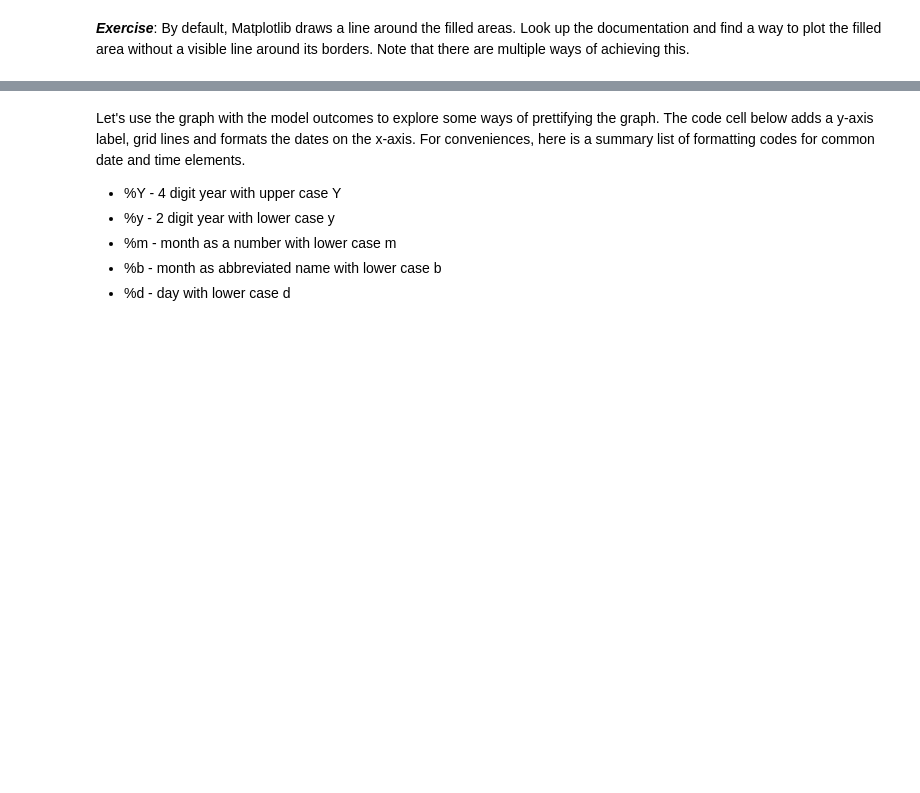
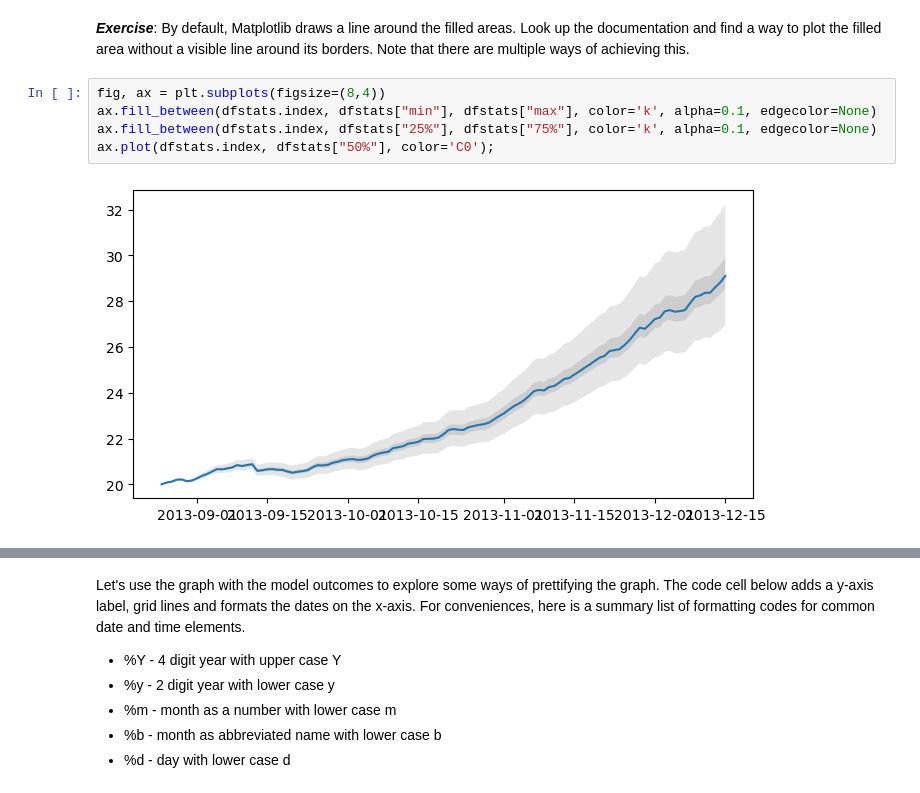
Before and after one commit to vincentpost/PythonMasterclass, a Jupyter notebook: session_07_plotting.ipynb, the cells around one changed output, grey strips where cells are left out. Drawn from its saved outputs; the diff is of its cells as text; blank space fills up the shorter version.

```diff
--- a/session_07_plotting.ipynb
+++ b/session_07_plotting.ipynb
@@ -123,5 +196,12 @@ ax.plot(dfstats.index, dfstats["50%"], color='C0');
 # %% [markdown]
 ***Exercise***: By default, Matplotlib draws a line around the filled areas. Look up the documentation and find a way to plot the filled area without a visible line around its borders. Note that there are multiple ways of achieving this.
+# %%
+fig, ax = plt.subplots(figsize=(8,4))
+ax.fill_between(dfstats.index, dfstats["min"], dfstats["max"], color='k', alpha=0.1, edgecolor=None)
+ax.fill_between(dfstats.index, dfstats["25%"], dfstats["75%"], color='k', alpha=0.1, edgecolor=None)
+ax.plot(dfstats.index, dfstats["50%"], color='C0');
+# %% [output]
+[figure, added]
 # %% [markdown]
 # Visualizing data
 
```
Also changed, not shown: parts of 12 cells of this notebook, 1 other file.
